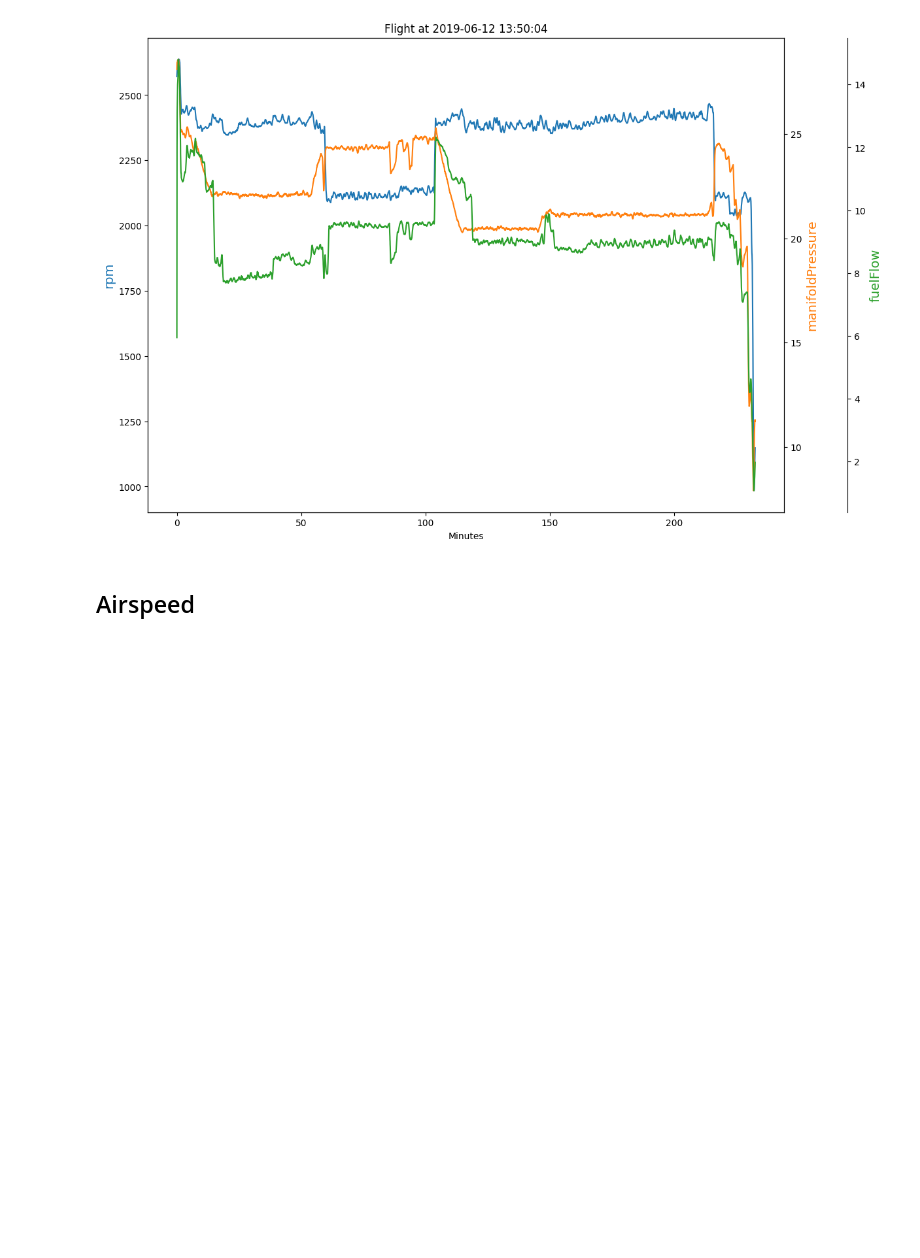
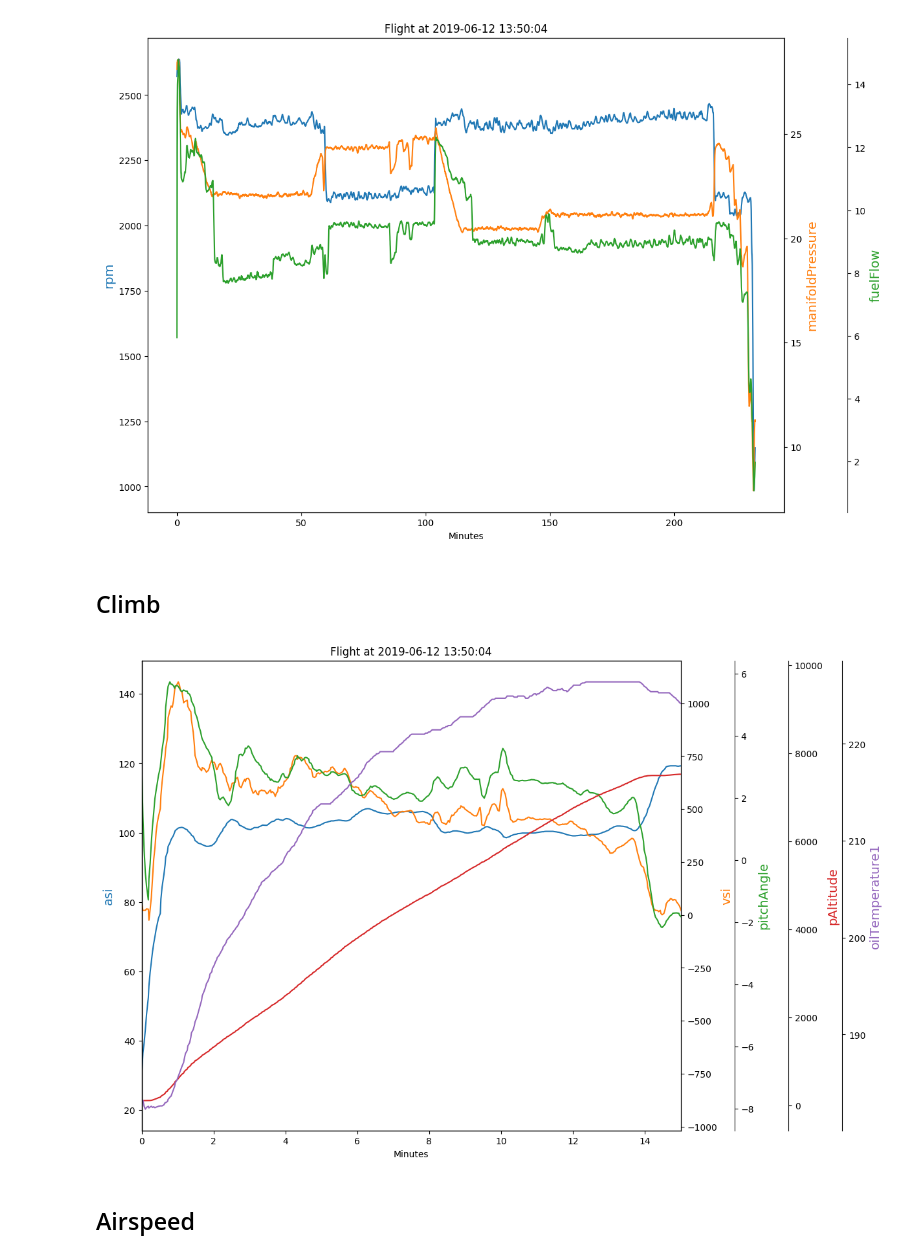
Before and after one commit to azemon/MglEfisPlotter, a Jupyter notebook: notebooks/2019-06-12/Overview.ipynb, the cells around one changed output. Drawn from its saved outputs; the diff is of its cells as text; code cells hidden in the pictures; blank space fills up the shorter version.

```diff
--- a/notebooks/2019-06-12/Overview.ipynb
+++ b/notebooks/2019-06-12/Overview.ipynb
@@ -39,6 +39,13 @@ p.plot2(['asi', 'oilTemperature1', 'oilPressure1']).show()
 p.plot2(['rpm', 'manifoldPressure', 'fuelFlow']).show()
 # %% [output]
 [figure]
+# %% [markdown]
+## Climb
+# %%
+xlim = (0, 15)
+p.plot2(['asi', 'vsi', 'pitchAngle', 'pAltitude', 'oilTemperature1'], xlim=xlim).show()
+# %% [output]
+[figure, added]
 # %% [markdown]
 ## Airspeed
 # %%
```
Also changed, not shown: parts of 1 cell of this notebook.
